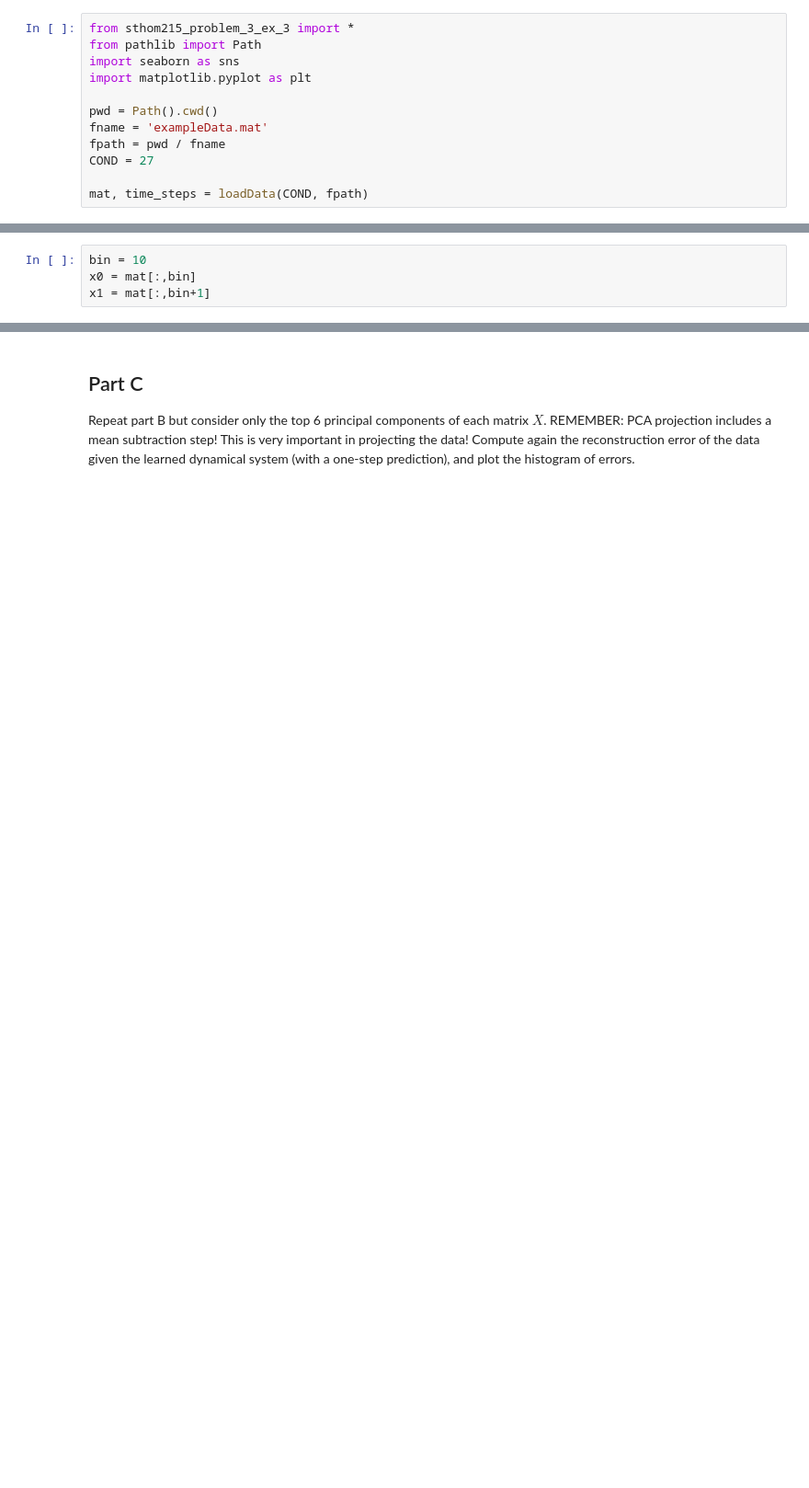
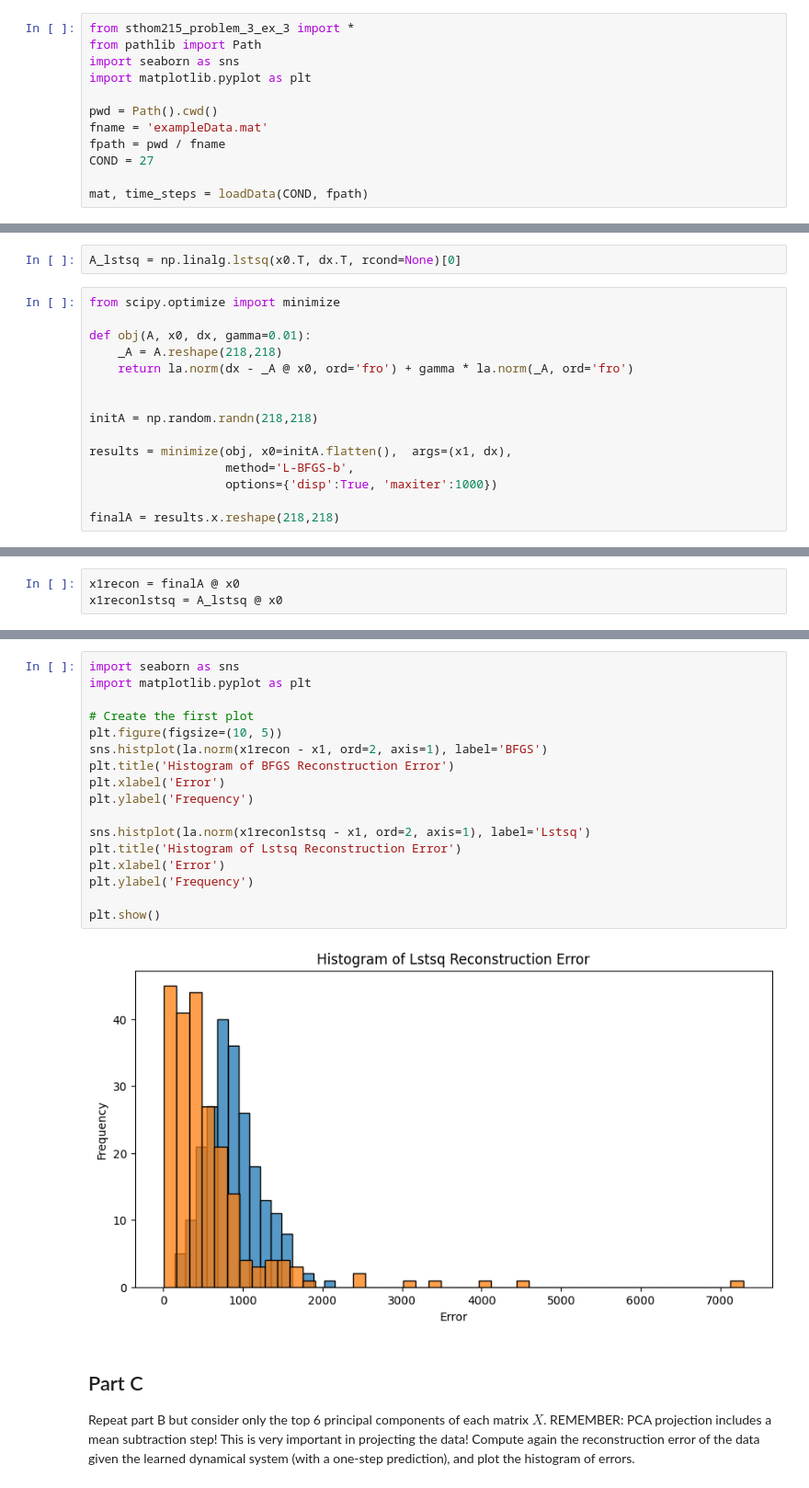
Before and after one commit to skyetomez/NSC_HW2, a Jupyter notebook: sthom215_problem_3_ex_2.ipynb, the cells around one changed output, grey strips where cells are left out. Shown at 92% size. Drawn from its saved outputs; the diff is of its cells as text; blank space fills up the shorter version.

```diff
--- a/sthom215_problem_3_ex_2.ipynb
+++ b/sthom215_problem_3_ex_2.ipynb
@@ -75,4 +89,0 @@ $$||\frac{dx_i}{dt} - Ax_i ||_F$$
-# %%
-bin = 10
-x0 = mat[:,bin]
-x1 = mat[:,bin+1]
@@ -80,0 +90,17 @@ x1_hat = A @ x0
+# %%
+A_lstsq = np.linalg.lstsq(x0.T, dx.T, rcond=None)[0]
+# %%
+from scipy.optimize import minimize
+
+def obj(A, x0, dx, gamma=0.01):
+    _A = A.reshape(218,218)
+    return la.norm(dx - _A @ x0, ord='fro') + gamma * la.norm(_A, ord='fro')
+
+
+initA = np.random.randn(218,218)
+
+results = minimize(obj, x0=initA.flatten(),  args=(x1, dx),
+                   method='L-BFGS-b',
+                   options={'disp':True, 'maxiter':1000})
+
+finalA = results.x.reshape(218,218)
@@ -81 +109,4 @@ x1_hat = A @ x0
+# %%
+x1recon = finalA @ x0
+x1reconlstsq = A_lstsq @ x0
 # %%
@@ -89,3 +120,22 @@ Reconstruction error is 1192323.3790855033 for condition 27
+# %%
+import seaborn as sns
+import matplotlib.pyplot as plt
+
+# Create the first plot
+plt.figure(figsize=(10, 5))
+sns.histplot(la.norm(x1recon - x1, ord=2, axis=1), label='BFGS')
+plt.title('Histogram of BFGS Reconstruction Error')
+plt.xlabel('Error')
+plt.ylabel('Frequency')
+
+sns.histplot(la.norm(x1reconlstsq - x1, ord=2, axis=1), label='Lstsq')
+plt.title('Histogram of Lstsq Reconstruction Error')
+plt.xlabel('Error')
+plt.ylabel('Frequency')
+
+plt.show()
+# %% [output]
+[figure, added]
 # %% [markdown]
 ## Part C
 Repeat part B but consider only the top 6 principal components of each matrix $X$.
```
Also changed, not shown: parts of 17 cells of this notebook, 2 other files.
